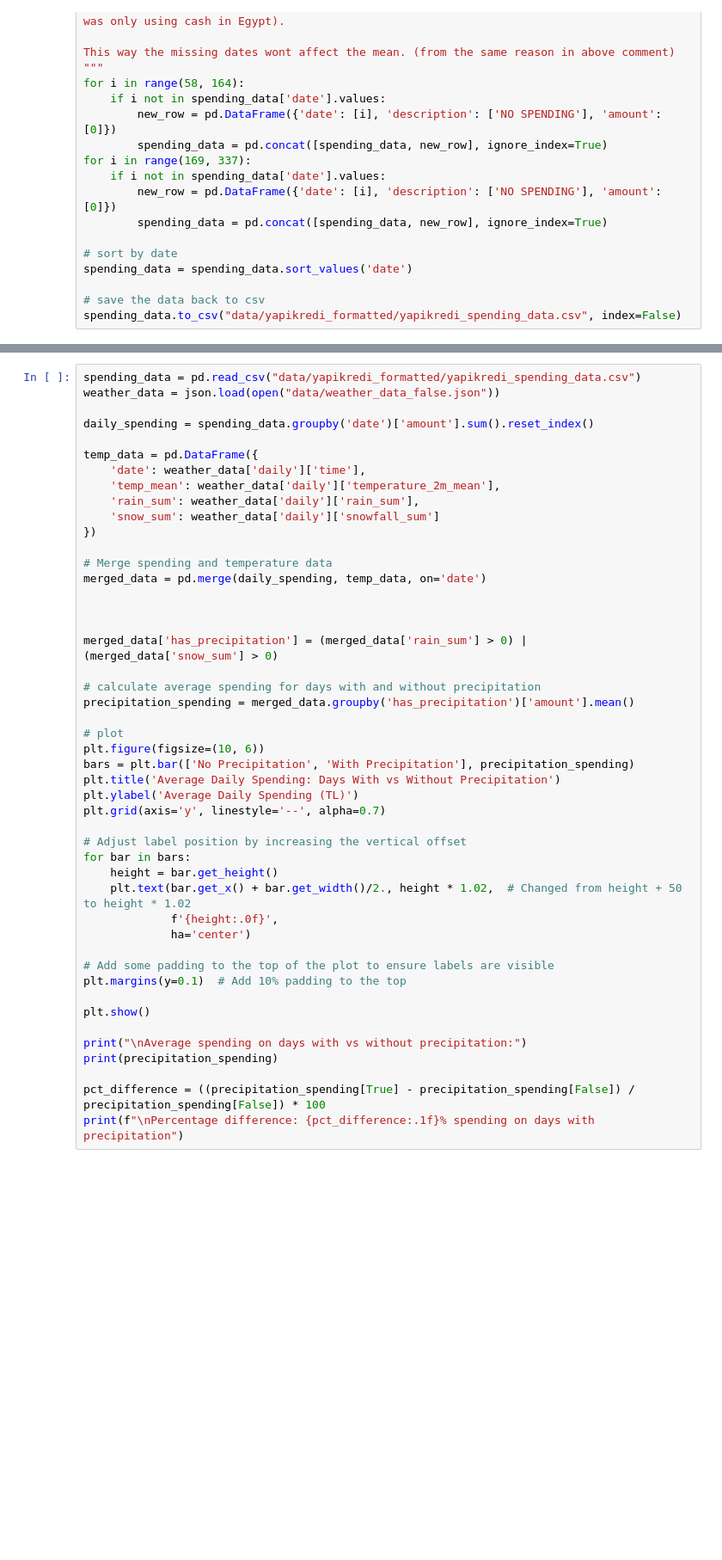
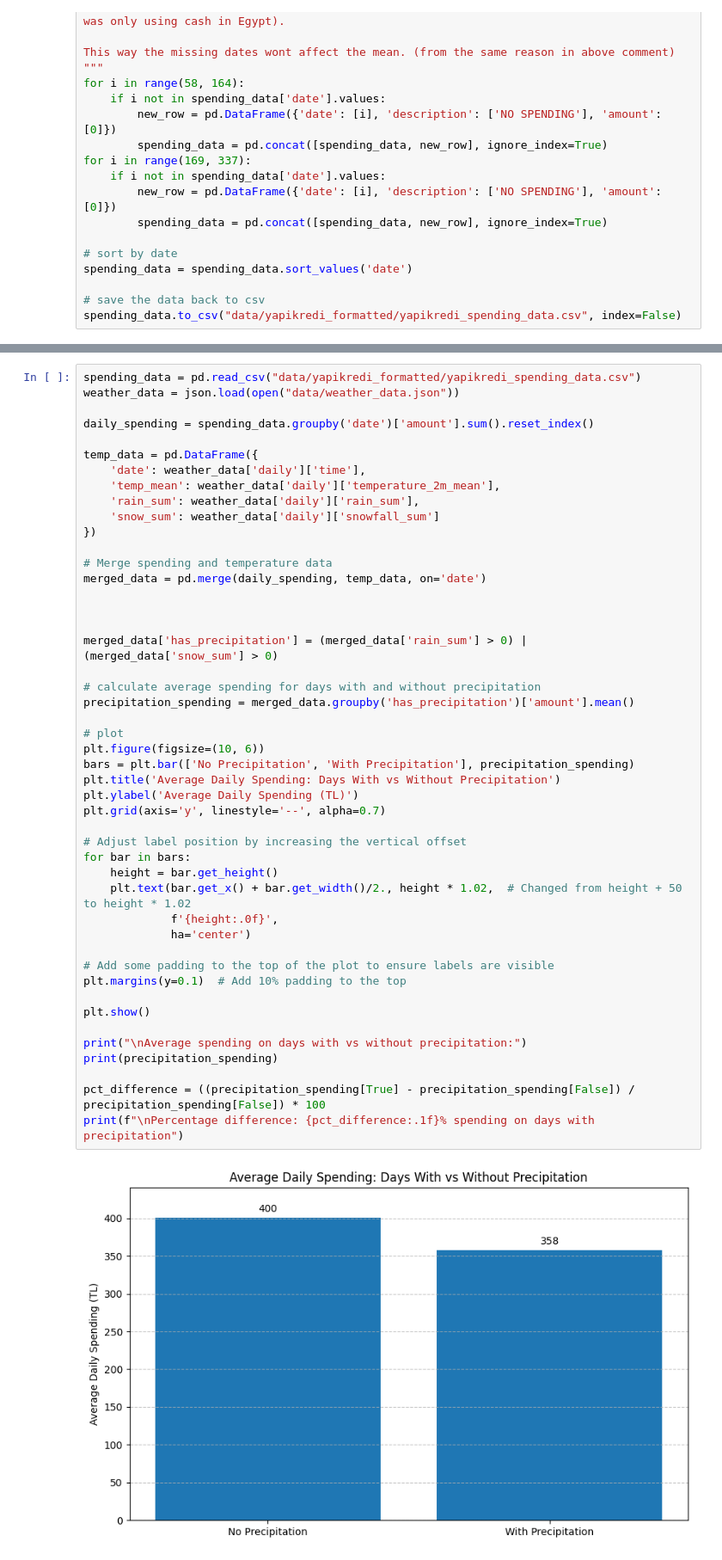
Before and after one commit to Emre-KMZ/dsa210-term-project, a Jupyter notebook: Analysis.ipynb, the cells around one changed output, grey strips where cells are left out. Shown at 86% size. Drawn from its saved outputs; the diff is of its cells as text; blank space fills up the shorter version.

```diff
--- a/Analysis.ipynb
+++ b/Analysis.ipynb
@@ -159,6 +160,6 @@ plt.show()
 # %%
 spending_data = pd.read_csv("data/yapikredi_formatted/yapikredi_spending_data.csv")
-weather_data = json.load(open("data/weather_data_false.json"))
+weather_data = json.load(open("data/weather_data.json"))
 
 daily_spending = spending_data.groupby('date')['amount'].sum().reset_index()
 
@@ -177,30 +178,31 @@ merged_data = pd.merge(daily_spending, temp_data, on='date')
 merged_data['has_precipitation'] = (merged_data['rain_sum'] > 0) | (merged_data['snow_sum'] > 0)
 
 # calculate average spending for days with and without precipitation
 precipitation_spending = merged_data.groupby('has_precipitation')['amount'].mean()
 
 # plot
 plt.figure(figsize=(10, 6))
 bars = plt.bar(['No Precipitation', 'With Precipitation'], precipitation_spending)
 plt.title('Average Daily Spending: Days With vs Without Precipitation')
 plt.ylabel('Average Daily Spending (TL)')
 plt.grid(axis='y', linestyle='--', alpha=0.7)
 
 # Adjust label position by increasing the vertical offset
 for bar in bars:
     height = bar.get_height()
     plt.text(bar.get_x() + bar.get_width()/2., height * 1.02,  # Changed from height + 50 to height * 1.02
              f'{height:.0f}',
              ha='center')
 
 # Add some padding to the top of the plot to ensure labels are visible
 plt.margins(y=0.1)  # Add 10% padding to the top
 
 plt.show()
 
 print("\nAverage spending on days with vs without precipitation:")
 print(precipitation_spending)
 
 pct_difference = ((precipitation_spending[True] - precipitation_spending[False]) / precipitation_spending[False]) * 100
 print(f"\nPercentage difference: {pct_difference:.1f}% spending on days with precipitation")
 # %% [output]
+[figure, added]
```
Also changed, not shown: parts of 9 cells of this notebook.
